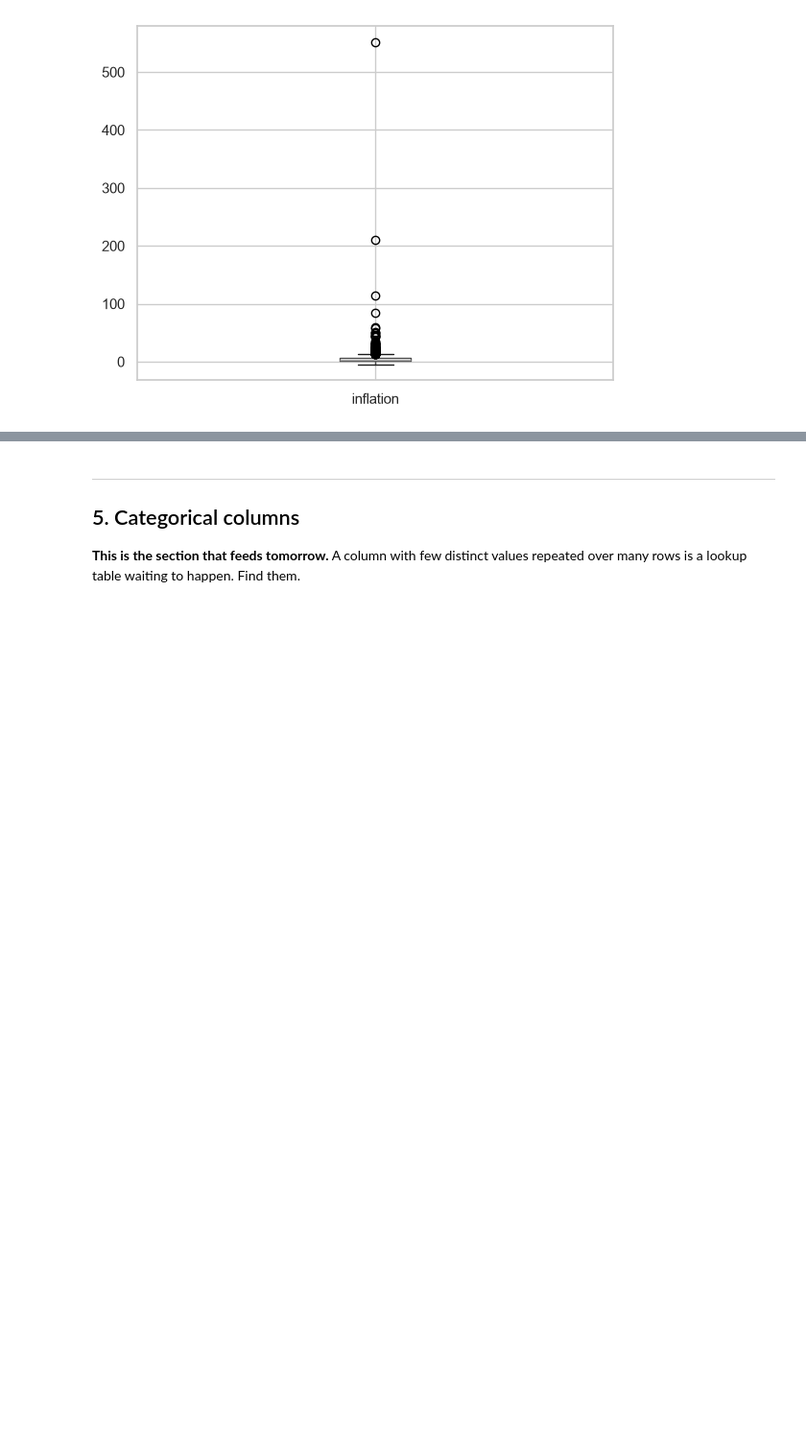
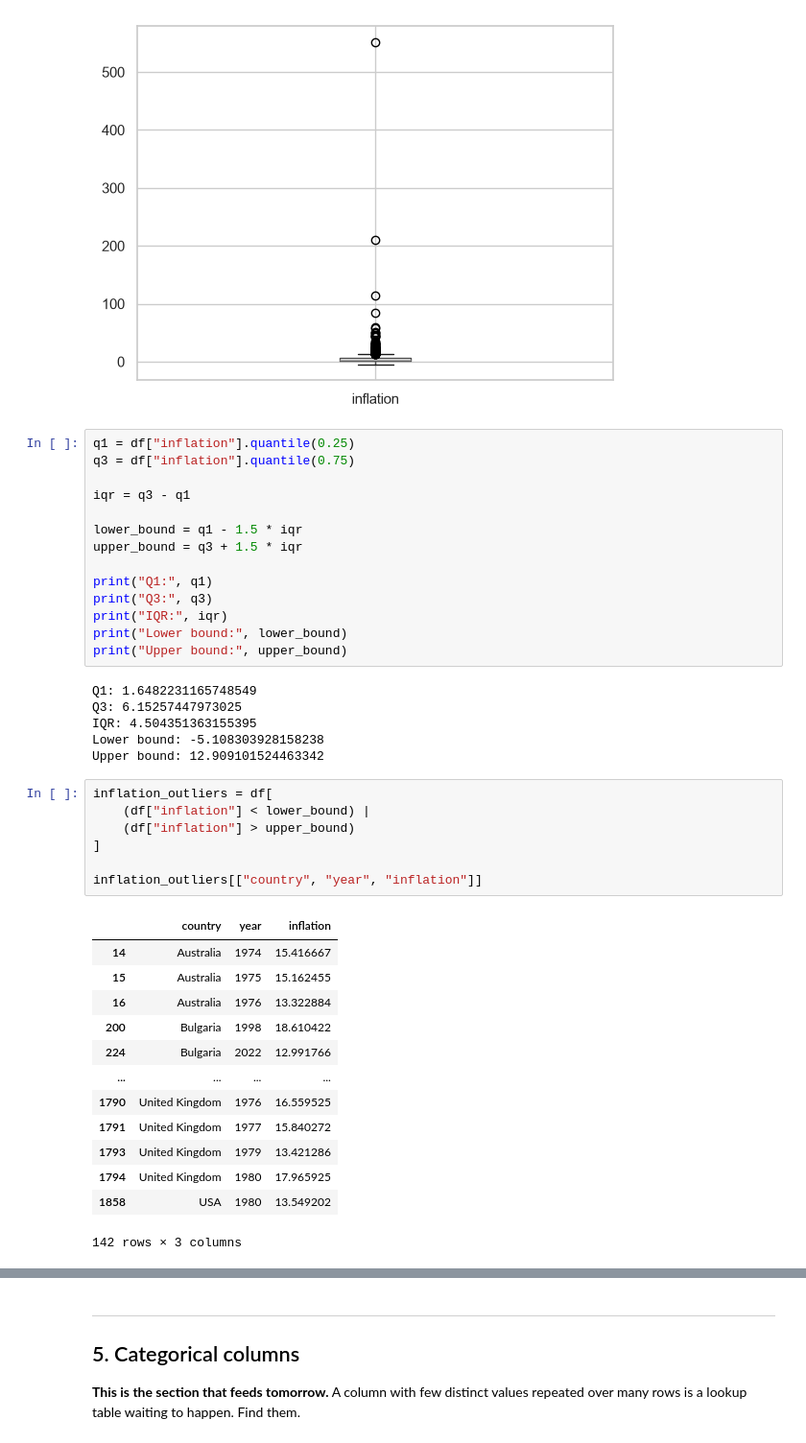
Before and after one commit to rekha-cyber/rekha_branch, a Jupyter notebook: notebooks/01_eda.ipynb, the cells around one changed output, grey strips where cells are left out. Shown at 96% size. Drawn from its saved outputs; the diff is of its cells as text; blank space fills up the shorter version.

```diff
--- a/notebooks/01_eda.ipynb
+++ b/notebooks/01_eda.ipynb
@@ -249,3 +266,44 @@ df.boxplot(column="inflation")
 # %% [output]
 <Axes: >
 [figure]
+# %%
+q1 = df["inflation"].quantile(0.25)
+q3 = df["inflation"].quantile(0.75)
+
+iqr = q3 - q1
+
+lower_bound = q1 - 1.5 * iqr
+upper_bound = q3 + 1.5 * iqr
+
+print("Q1:", q1)
+print("Q3:", q3)
+print("IQR:", iqr)
+print("Lower bound:", lower_bound)
+print("Upper bound:", upper_bound)
+# %% [output]
+Q1: 1.6482231165748549
+Q3: 6.15257447973025
+IQR: 4.504351363155395
+Lower bound: -5.108303928158238
+Upper bound: 12.909101524463342
+# %%
+inflation_outliers = df[
+    (df["inflation"] < lower_bound) |
+    (df["inflation"] > upper_bound)
+]
+
+inflation_outliers[["country", "year", "inflation"]]
+# %% [output]
+|  | country | year | inflation |
+| 14 | Australia | 1974 | 15.416667 |
+| 15 | Australia | 1975 | 15.162455 |
+| 16 | Australia | 1976 | 13.322884 |
+| 200 | Bulgaria | 1998 | 18.610422 |
+| 224 | Bulgaria | 2022 | 12.991766 |
+| ... | ... | ... | ... |
+| 1790 | United Kingdom | 1976 | 16.559525 |
+| 1791 | United Kingdom | 1977 | 15.840272 |
+| 1793 | United Kingdom | 1979 | 13.421286 |
+| 1794 | United Kingdom | 1980 | 17.965925 |
+| 1858 | USA | 1980 | 13.549202 |
+142 rows × 3 columns
```
Also changed, not shown: parts of 6 cells of this notebook, 1 other file.
